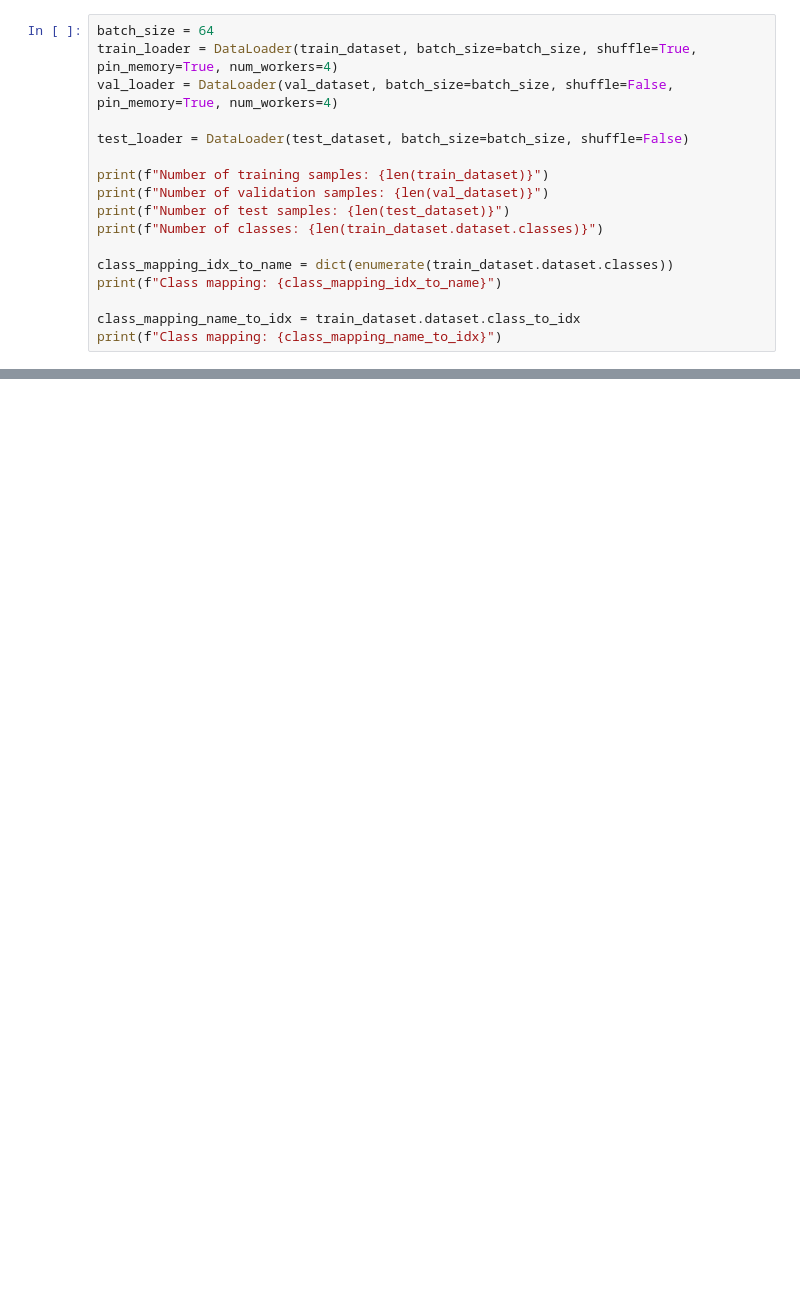
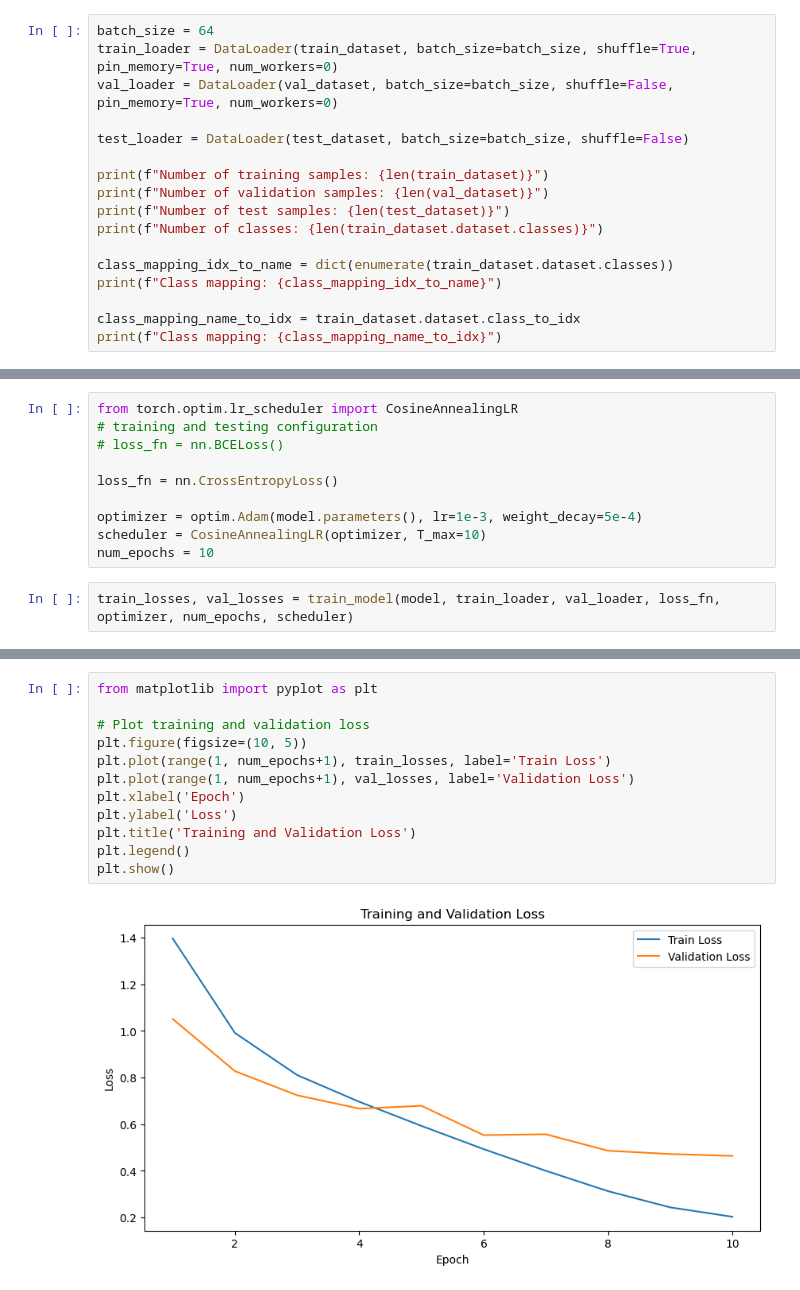
Before and after one commit to HaZhul/DL-models, a Jupyter notebook: Lab_4.ipynb, the cells around one changed output, grey strips where cells are left out. Drawn from its saved outputs; the diff is of its cells as text; blank space fills up the shorter version.

```diff
--- a/Lab_4.ipynb
+++ b/Lab_4.ipynb
@@ -45,7 +51,7 @@ test_dataset = datasets.CIFAR10(root='./data_Cifar10', train=False, download=Tru
 # %%
 batch_size = 64
-train_loader = DataLoader(train_dataset, batch_size=batch_size, shuffle=True, pin_memory=True, num_workers=4)
-val_loader = DataLoader(val_dataset, batch_size=batch_size, shuffle=False, pin_memory=True, num_workers=4)
+train_loader = DataLoader(train_dataset, batch_size=batch_size, shuffle=True, pin_memory=True, num_workers=0)
+val_loader = DataLoader(val_dataset, batch_size=batch_size, shuffle=False, pin_memory=True, num_workers=0)
 
 test_loader = DataLoader(test_dataset, batch_size=batch_size, shuffle=False)
 
@@ -124,0 +231,12 @@ Cifar10CNN(
+# %%
+from torch.optim.lr_scheduler import CosineAnnealingLR
+# training and testing configuration
+# loss_fn = nn.BCELoss()
+
+loss_fn = nn.CrossEntropyLoss()
+
+optimizer = optim.Adam(model.parameters(), lr=1e-3, weight_decay=5e-4)
+scheduler = CosineAnnealingLR(optimizer, T_max=10)
+num_epochs = 10
+# %%
+train_losses, val_losses = train_model(model, train_loader, val_loader, loss_fn, optimizer, num_epochs, scheduler)
@@ -124,0 +259,14 @@ Cifar10CNN(
+# %%
+from matplotlib import pyplot as plt
+
+# Plot training and validation loss
+plt.figure(figsize=(10, 5))
+plt.plot(range(1, num_epochs+1), train_losses, label='Train Loss')
+plt.plot(range(1, num_epochs+1), val_losses, label='Validation Loss')
+plt.xlabel('Epoch')
+plt.ylabel('Loss')
+plt.title('Training and Validation Loss')
+plt.legend()
+plt.show()
+# %% [output]
+[figure, added]
```
Also changed, not shown: parts of 9 cells of this notebook, 2 other files.
